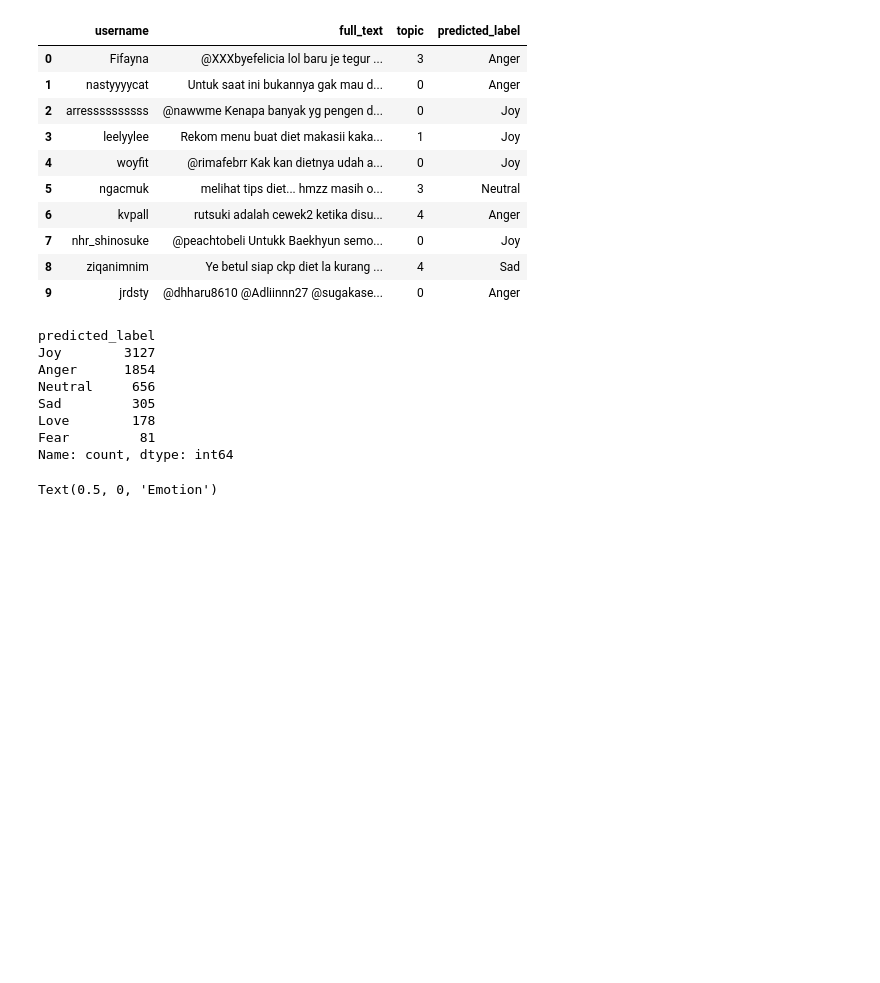
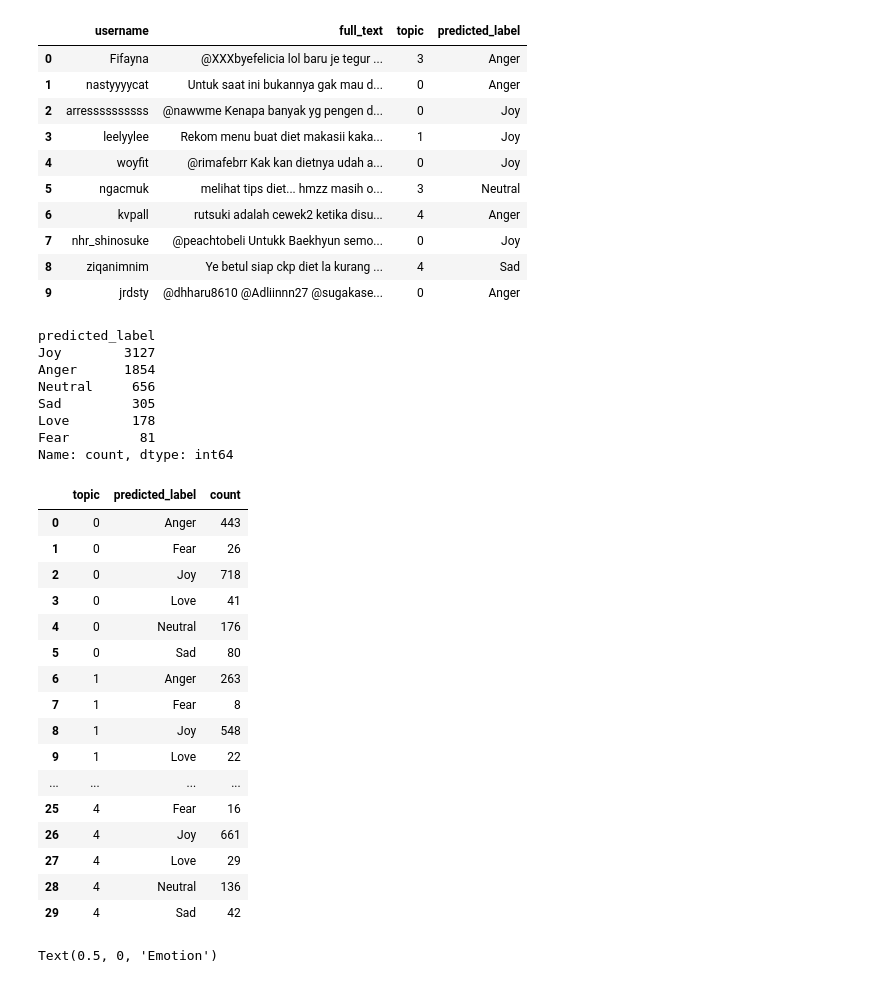
Before and after one commit to rissopanji/KLASIFIKASI-EMOSI, a Jupyter notebook: 09. Representasi Pengetahuan (Knowledge Representation)/Diet/knowledge_representation(cnn).ipynb, the cells around one changed output. Saved outputs shown, nothing was run; the diff lists cells and outputs as text; code cells hidden in the pictures; blank space fills up the shorter version.

```diff
--- a/09. Representasi Pengetahuan (Knowledge Representation)/Diet/knowledge_representation(cnn).ipynb
+++ b/09. Representasi Pengetahuan (Knowledge Representation)/Diet/knowledge_representation(cnn).ipynb
@@ -67,6 +67,28 @@ Sad         305
 Love        178
 Fear         81
 Name: count, dtype: int64
+# %%
+#bisa melihat tiap topik yang paling banyak labelnya apa?
+topic_emotion_count = merged_df.groupby(['topic','predicted_label']).size().reset_index(name='count')
+topic_emotion_count
+# %% [output]
+|  | topic | predicted_label | count |
+| 0 | 0 | Anger | 443 |
+| 1 | 0 | Fear | 26 |
+| 2 | 0 | Joy | 718 |
+| 3 | 0 | Love | 41 |
+| 4 | 0 | Neutral | 176 |
+| 5 | 0 | Sad | 80 |
+| 6 | 1 | Anger | 263 |
+| 7 | 1 | Fear | 8 |
+| 8 | 1 | Joy | 548 |
+| 9 | 1 | Love | 22 |
+| ... | ... | ... | ... |
+| 25 | 4 | Fear | 16 |
+| 26 | 4 | Joy | 661 |
+| 27 | 4 | Love | 29 |
+| 28 | 4 | Neutral | 136 |
+| 29 | 4 | Sad | 42 |
 # %%
 #visualisasikan value_counts dari emotion jadi graph
 emotion_count.plot(kind='bar')
```
Also changed, not shown: 2 other files.
